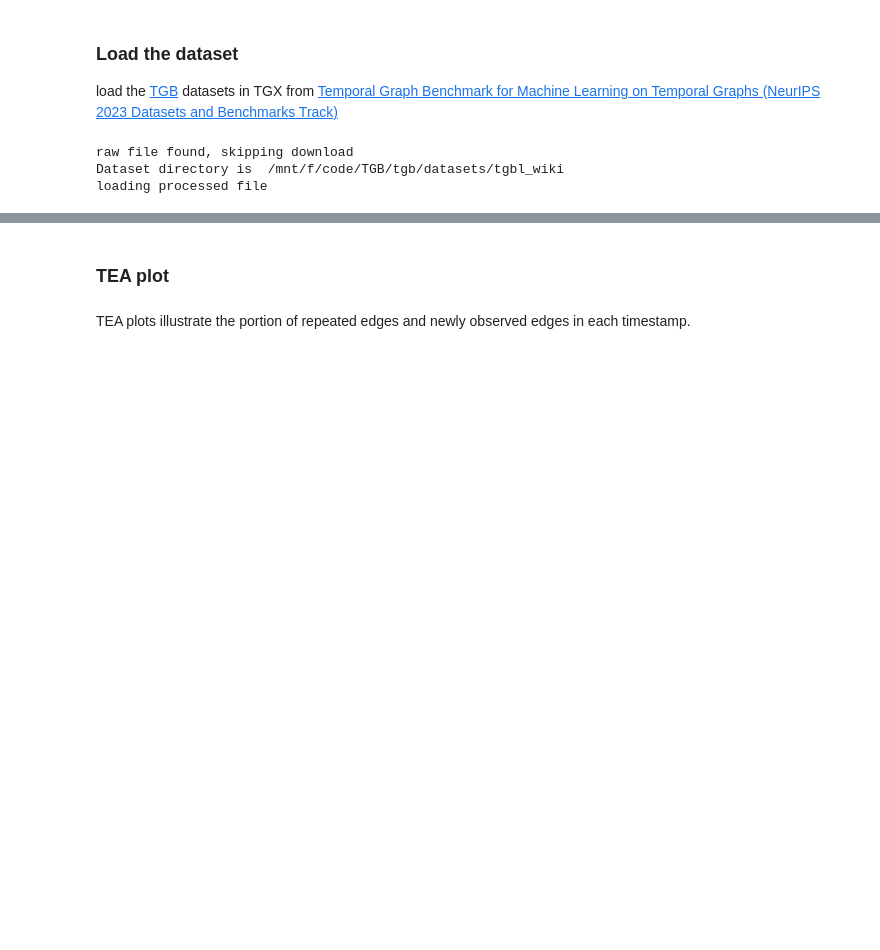
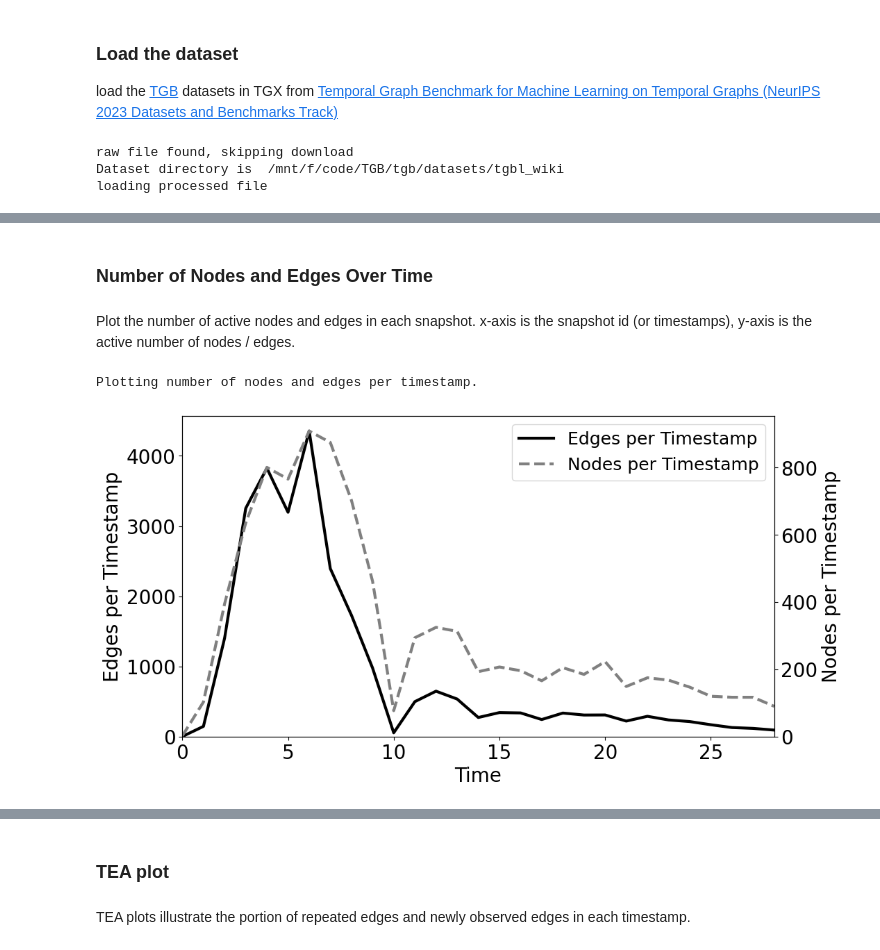
Before and after one commit to ComplexData-MILA/TGX, a Jupyter notebook: docs/tutorials/data_viz_stats.ipynb, the cells around one changed output, grey strips where cells are left out. Cells and saved outputs as stored; diff of their text form; code cells hidden in the pictures; blank space fills up the shorter version.

```diff
--- a/docs/tutorials/data_viz_stats.ipynb
+++ b/docs/tutorials/data_viz_stats.ipynb
@@ -69,0 +91,9 @@ tgx.average_degree_per_ts(data, network_name=dataset.name)
+# %% [markdown]
+### Number of Nodes and Edges Over Time
+# %% [markdown]
+Plot the number of active nodes and edges in each snapshot. x-axis is the snapshot id (or timestamps), y-axis is the active number of nodes / edges.
+# %%
+tgx.nodes_and_edges_over_time(dtdg, network_name=dataset.name)
+# %% [output]
+Plotting number of nodes and edges per timestamp.
+[figure, added]
```
Also changed, not shown: parts of 39 cells of this notebook, 8 other files.
